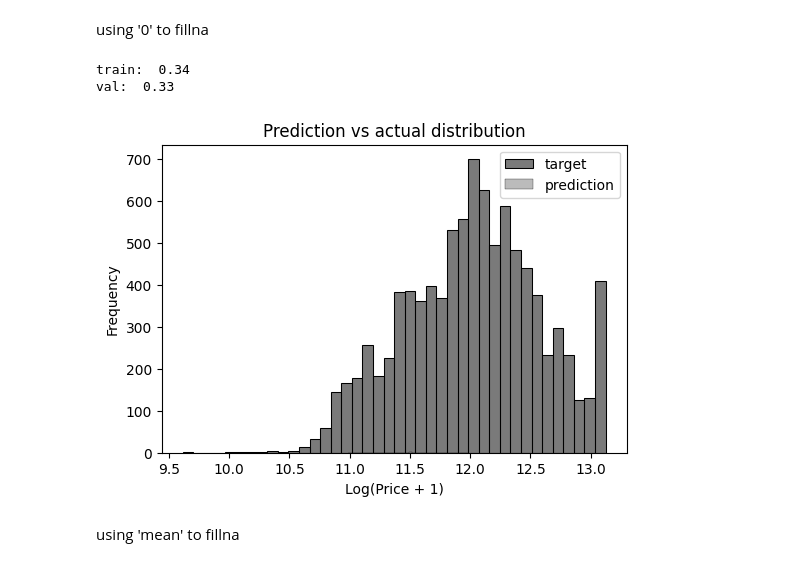
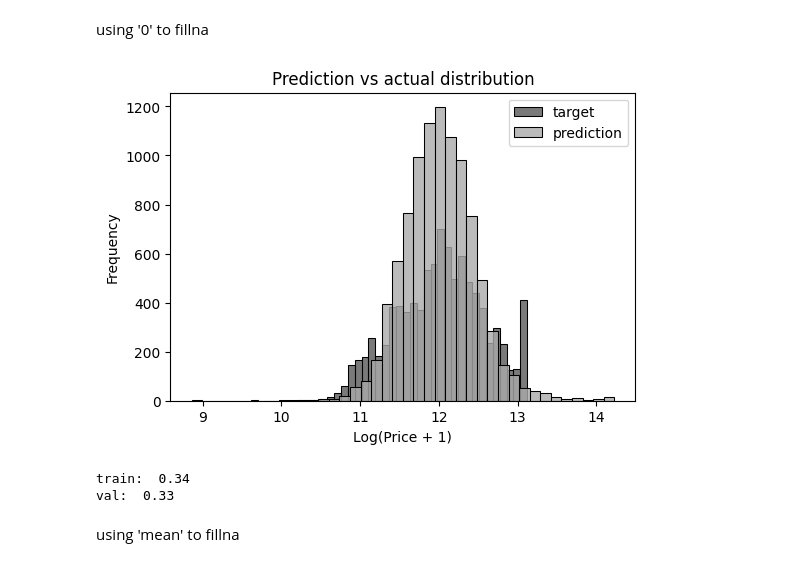
Before and after one commit to ddchristiantan/MLZoomcamp, a Jupyter notebook: MLZoomcamp_homework2.ipynb, the cells around one changed output. Saved outputs shown, nothing was run; the diff lists cells and outputs as text; code cells hidden in the pictures.

```diff
--- a/MLZoomcamp_homework2.ipynb
+++ b/MLZoomcamp_homework2.ipynb
@@ -137,4 +136,23 @@ def rmse(y, y_pred):
 ## Question 3
 # %% [markdown]
 using '0' to fillna
+# %%
+X_train = prepare_X(df_train,0)
+w_0, w = train_linear_regression(X_train, y_train)
+y_pred_train = w_0 + X_train.dot(w)
+# %%
+plt.figure(figsize=(6,4))
+
+sns.histplot(y_train, label ='target', color='#222222', alpha=0.6, bins=40)
+sns.histplot(y_pred_train, label ='prediction', color='#aaaaaa', alpha=0.8, bins=40)
+
+plt.legend()
+
+plt.ylabel('Frequency')
+plt.xlabel('Log(Price + 1)')
+plt.title('Prediction vs actual distribution')
+
+plt.show()
+# %% [output]
+[figure, added]
 # %%
@@ -149,21 +164,6 @@ print('val: ', round(rmse(y_val, y_pred),2))
 # %% [output]
 train:  0.34
 val:  0.33
-# %%
-plt.figure(figsize=(6,4))
-
-sns.histplot(y_train, label ='target', color='#222222', alpha=0.6, bins=40)
-sns.histplot(y_pred, label ='prediction', color='#aaaaaa', alpha=0.8, bins=40)
-
-plt.legend()
-
-plt.ylabel('Frequency')
-plt.xlabel('Log(Price + 1)')
-plt.title('Prediction vs actual distribution')
-
-plt.show()
-# %% [output]
-[figure, removed]
 # %% [markdown]
 using 'mean' to fillna
 # %%
```
Also changed, not shown: parts of 10 cells of this notebook.
